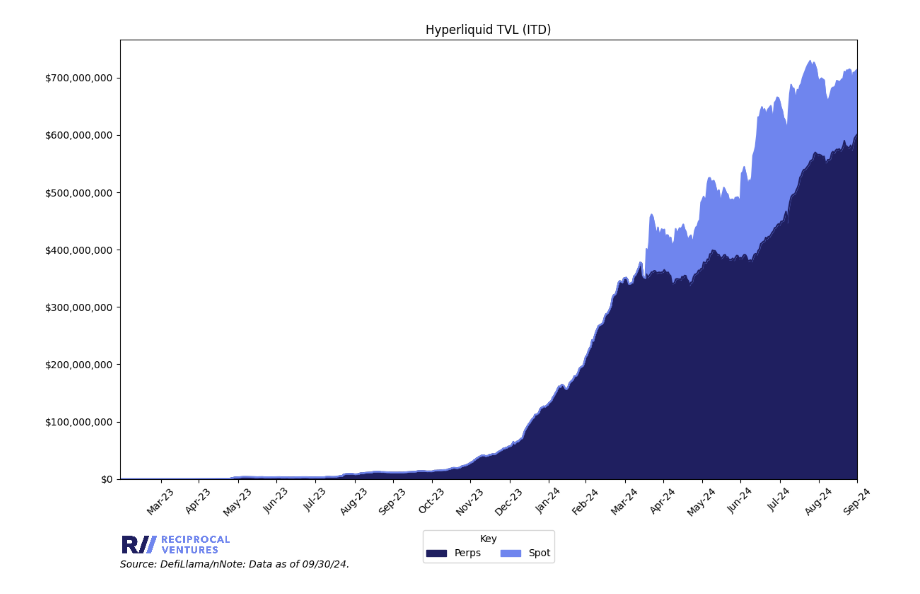
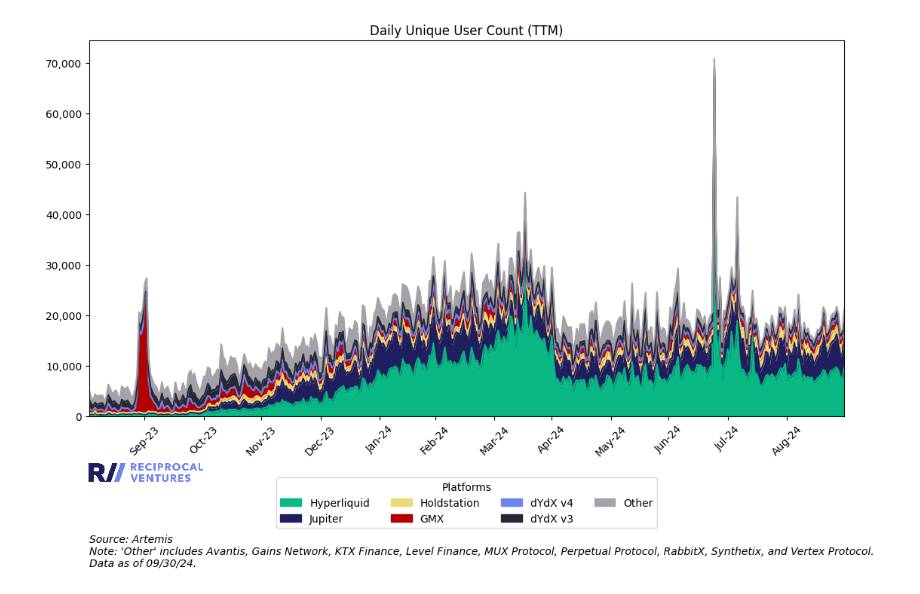
Before and after one commit to jimboevans/Hyperliquid-blog-post, a Jupyter notebook: analysis.ipynb, the cells around one changed output. Cells and saved outputs as stored; diff of their text form; code cells hidden in the pictures.

Commit message:
Add in chart 3 and adjust layout of notebook

```diff
--- a/analysis.ipynb
+++ b/analysis.ipynb
@@ -221 +313,6 @@ plot_Hyperliquid_transactions(input_file)
+# %%
+# Chart 3 chart
+plot_unique_users(input_file)
+# %% [output]
+[figure, added]
 # %%
@@ -224,4 +320,5 @@ plot_Hyperliquid_transactions(input_file)
 # %%
+# Chart 4 code
 # Define filepaths
 data_file = 'Hyperliquid - TVL_Defillama-Raw-Data.csv'
 input_file = os.path.join(base_folder, data_file)
@@ -300,8 +397,3 @@ def plot_Hyperliquid_transactions(file_path):
     plt.legend(title='Key', bbox_to_anchor=(.5, -0.105), loc='upper center',ncol=2)
     plt.tight_layout()
     plt.show()
-
-# Example usage
-plot_Hyperliquid_transactions(input_file)
-# %% [output]
-[figure, removed]
```
Also changed, not shown: parts of 10 cells of this notebook, 1 other file.
